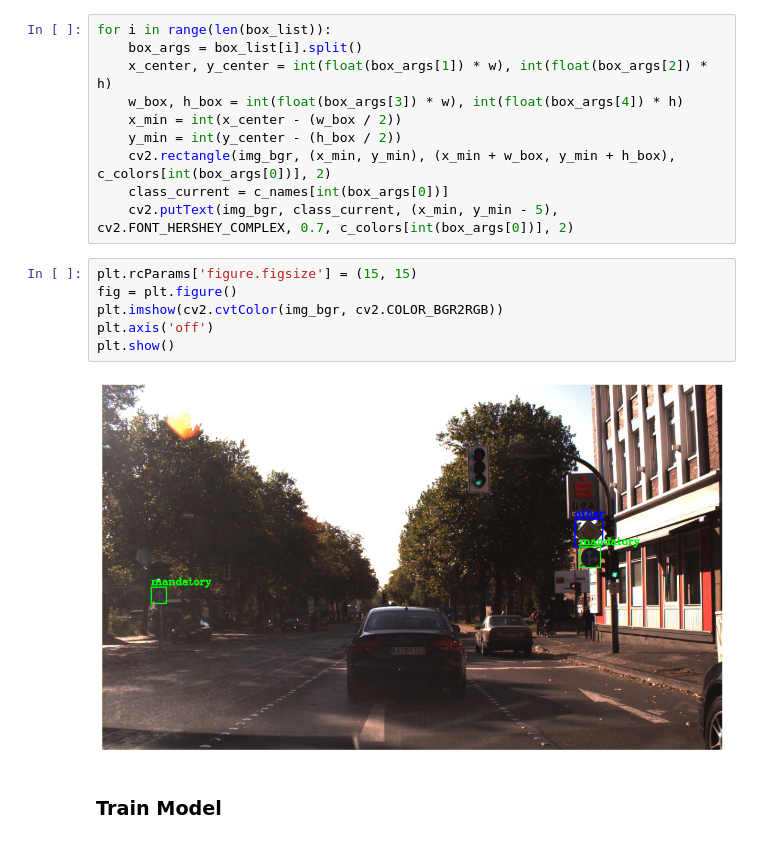
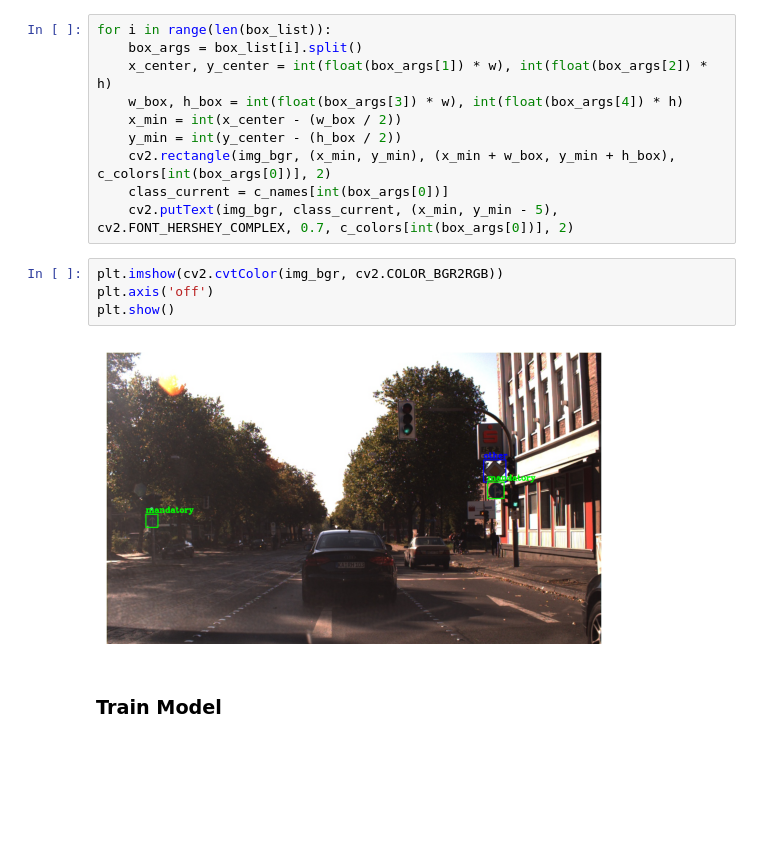
Before and after one commit to aidaaminian/snn-self-driving, a Jupyter notebook: bproj_self_driving.ipynb, the cells around one changed output. Drawn from its saved outputs; the diff is of its cells as text; blank space fills up the shorter version.

```diff
--- a/bproj_self_driving.ipynb
+++ b/bproj_self_driving.ipynb
@@ -117,13 +127,11 @@ for i in range(len(box_list)):
     class_current = c_names[int(box_args[0])]
     cv2.putText(img_bgr, class_current, (x_min, y_min - 5), cv2.FONT_HERSHEY_COMPLEX, 0.7, c_colors[int(box_args[0])], 2)
 # %%
-plt.rcParams['figure.figsize'] = (15, 15)
-fig = plt.figure()
 plt.imshow(cv2.cvtColor(img_bgr, cv2.COLOR_BGR2RGB))
 plt.axis('off')
 plt.show()
 # %% [output]
-[figure, old version]
+[figure, new version]
 # %% [markdown]
 ### Train Model
 # %%
```
Also changed, not shown: parts of 9 cells of this notebook.
